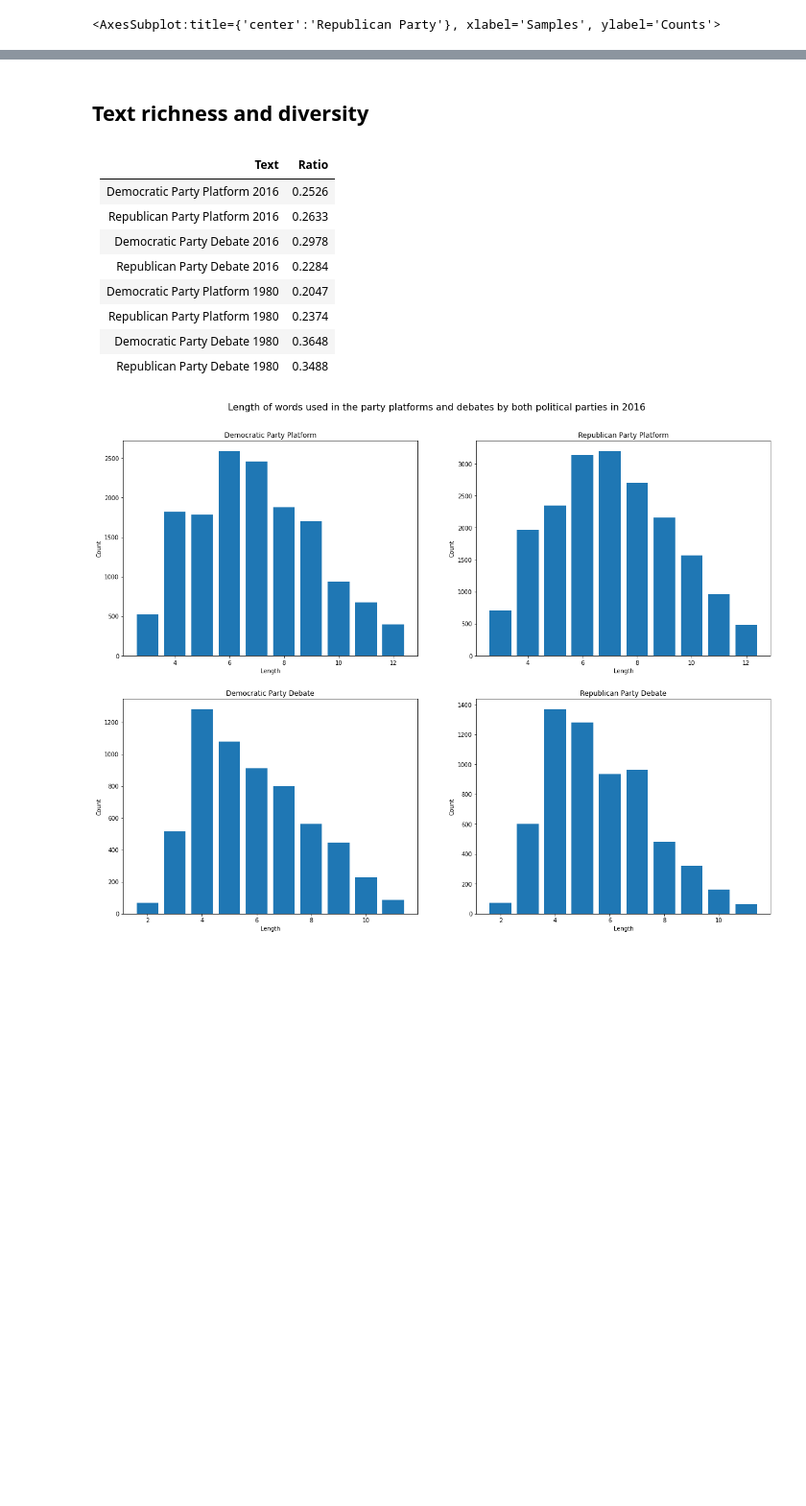
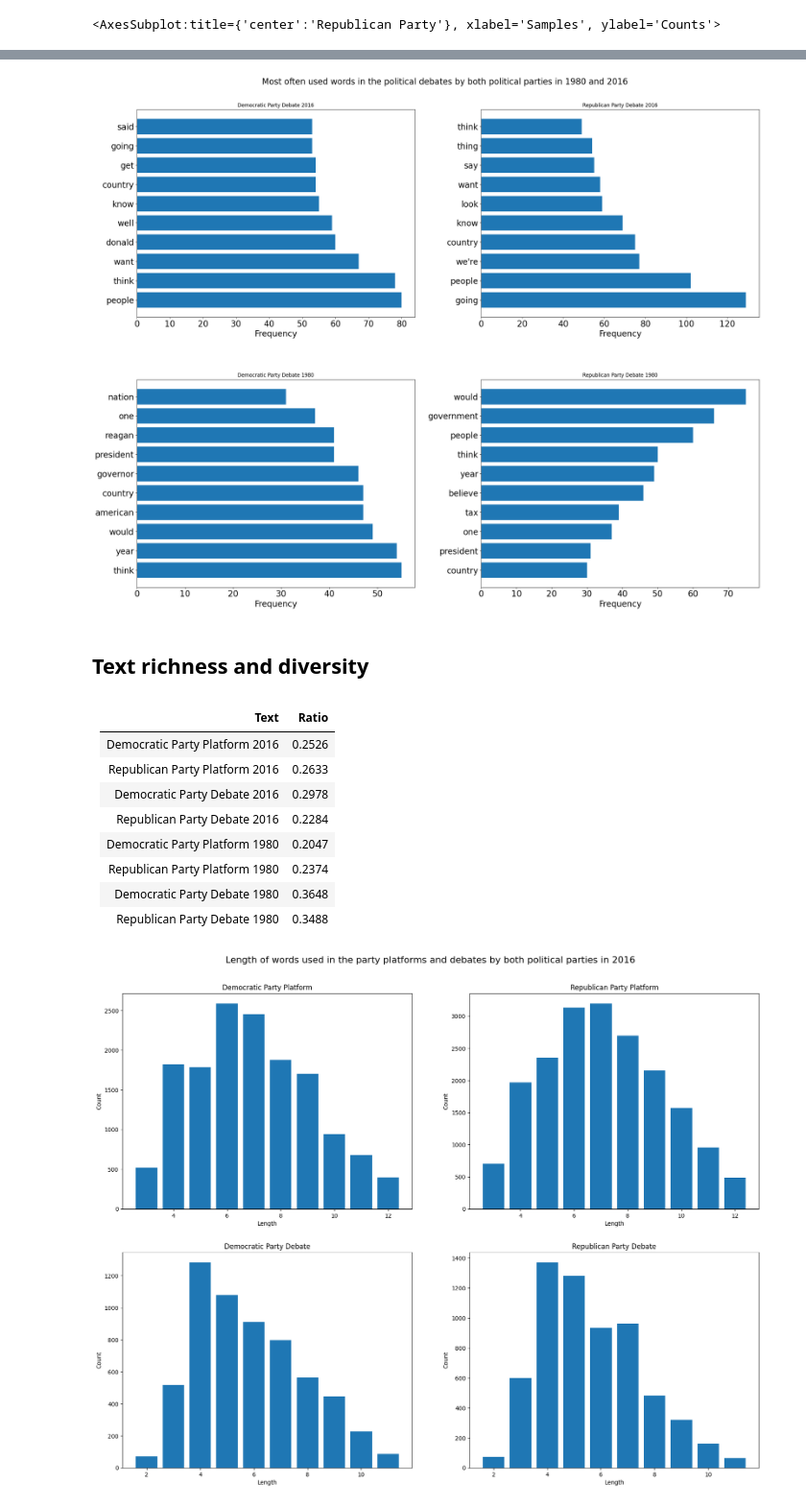
Before and after one commit to Nomi/PoliticalAnalysisNLP, a Jupyter notebook: ProjectDataAnalysis.ipynb, the cells around one changed output, grey strips where cells are left out. Shown at 96% size. Drawn from its saved outputs; the diff is of its cells as text; code cells hidden in the pictures; blank space fills up the shorter version.

```diff
--- a/ProjectDataAnalysis.ipynb
+++ b/ProjectDataAnalysis.ipynb
@@ -242,3 +303,44 @@ freq_rep_debate_1980.plot(10, title="Republican Party")
+# %%
+fig, ax = plt.subplots(2, 2, figsize=(25, 20))
+plt.gca().invert_yaxis()
+
+fig.tight_layout(pad=13.0)
+fig.suptitle('Most often used words in the political debates by both political parties in 1980 and 2016', fontsize=20, y=0.96)
+
+for item in ([ax[0][0].title, ax[0][0].xaxis.label, ax[0][0].yaxis.label] + ax[0][0].get_xticklabels() + ax[0][0].get_yticklabels()):
+        item.set_fontsize(20)
+for item in ([ax[0][1].title, ax[0][1].xaxis.label, ax[0][1].yaxis.label] + ax[0][1].get_xticklabels() + ax[0][1].get_yticklabels()):
+        item.set_fontsize(20)
+for item in ([ax[1][0].title, ax[1][0].xaxis.label, ax[1][0].yaxis.label] + ax[1][0].get_xticklabels() + ax[1][0].get_yticklabels()):
+        item.set_fontsize(20)
+for item in ([ax[1][1].title, ax[1][1].xaxis.label, ax[1][1].yaxis.label] + ax[1][1].get_xticklabels() + ax[1][1].get_yticklabels()):
+        item.set_fontsize(20)
+
+for i in range(4):
+    if i == 0:
+        ax[0][0].barh([dict_lemmatized_tokens_list[2][id] for id in bow_lemmatized_tokens_list_ids[2][:10]],
+                      bow_lemmatized_tokens_list_counts[2][:10])
+        ax[0][0].set_xlabel('Frequency')
+        ax[0][0].set_title('Democratic Party Debate 2016')
+    if i == 1:
+        ax[0][1].barh([dict_lemmatized_tokens_list[3][id] for id in bow_lemmatized_tokens_list_ids[3][:10]],
+                      bow_lemmatized_tokens_list_counts[3][:10])
+        ax[0][1].set_xlabel('Frequency')
+        ax[0][1].set_title('Republican Party Debate 2016')
+    if i == 2:
+        ax[1][0].barh([dict_lemmatized_tokens_list[6][id] for id in bow_lemmatized_tokens_list_ids[6][:10]],
+                      bow_lemmatized_tokens_list_counts[6][:10])
+        ax[1][0].set_xlabel('Frequency')
+        ax[1][0].set_title('Democratic Party Debate 1980')
+    if i == 3:
+        ax[1][1].barh([dict_lemmatized_tokens_list[7][id] for id in bow_lemmatized_tokens_list_ids[7][:10]],
+                      bow_lemmatized_tokens_list_counts[7][:10])
+        ax[1][1].set_xlabel('Frequency')
+        ax[1][1].set_title('Republican Party Debate 1980')
+
+plt.show()
+# %% [output]
+[figure, added]
 # %% [markdown]
 ## Text richness and diversity
 # %%
```
Also changed, not shown: parts of 32 cells of this notebook, 2 other files.
